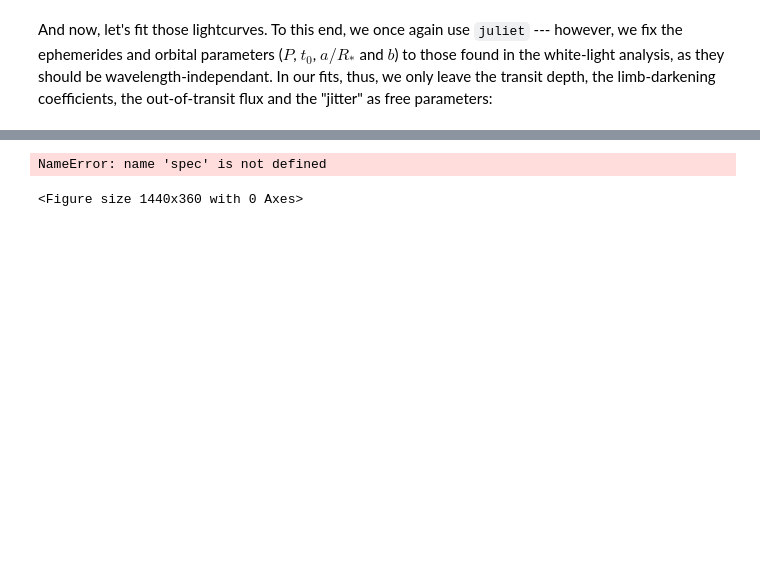
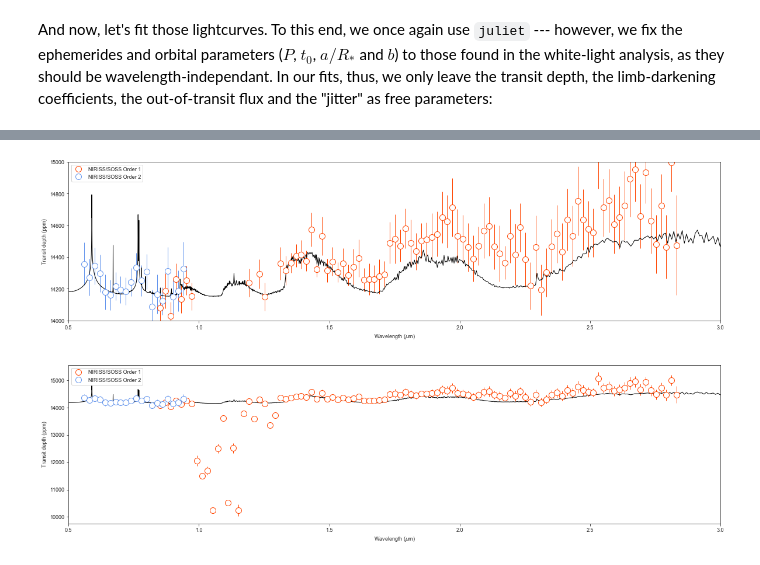
Before and after one commit to nespinoza/dat_pyinthesky, a Jupyter notebook: jdat_notebooks/soss-transit-spectroscopy/HAT-P-1b-PART3-data-analysis.ipynb, the cells around one changed output, grey strips where cells are left out. Cells and saved outputs as stored; diff of their text form; code cells hidden in the pictures; blank space fills up the shorter version.

Commit message:
Updated notebook with some analysis on the problem.

```diff
--- a/jdat_notebooks/soss-transit-spectroscopy/HAT-P-1b-PART3-data-analysis.ipynb
+++ b/jdat_notebooks/soss-transit-spectroscopy/HAT-P-1b-PART3-data-analysis.ipynb
@@ -671,7 +671,7 @@ dists = ['fixed','normal','uniform','uniform','uniform','uniform','fixed','fixed
                  'loguniform', 'fixed', 'normal', 'loguniform']
 
 # Hyperparameters
-hyperps = [4.4652998, [2456114.3,0.1], [0.,1], [0.,1.], [0., 1.], [0., 1.], 0.0, 90.,\
+hyperps = [4.4652998, [2459775.89,0.1], [0.,1], [0.,1.], [0., 1.], [0., 1.], 0.0, 90.,\
                    [100., 10000.], 1.0, [0.,0.1], [0.1, 1000.]]
 
 priors = juliet.generate_priors(params,dists,hyperps)
@@ -999,36 +916,57 @@ for order in ['order1','order2']:
 # %%
 plt.figure(figsize=(20,5))
 
 # Plot order 1 transit spectra:
-plt.errorbar(spec['order1']['transmission_spectrum']['wavelengths'],\
-             spec['order1']['transmission_spectrum']['depths'],\
-             spec['order1']['transmission_spectrum']['errors'],\
+plt.errorbar(spectra['order1']['transmission_spectrum']['wavelengths'],\
+             spectra['order1']['transmission_spectrum']['depths'],\
+             spectra['order1']['transmission_spectrum']['errors'],\
              fmt='o',mfc='white',mec='orangered',ecolor='orangered',ms=10,elinewidth=1,label='NIRISS/SOSS Order 1')
 # Same, order 2:
-plt.errorbar(spec['order2']['transmission_spectrum']['wavelengths'],\
-             spec['order2']['transmission_spectrum']['depths'],\
-             spec['order2']['transmission_spectrum']['errors'],\
+plt.errorbar(spectra['order2']['transmission_spectrum']['wavelengths'],\
+             spectra['order2']['transmission_spectrum']['depths'],\
+             spectra['order2']['transmission_spectrum']['errors'],\
              fmt='o',mfc='white',mec='cornflowerblue',ecolor='cornflowerblue',ms=10,elinewidth=1,label='NIRISS/SOSS Order 2')
 
-# HST data:
-whst,rphst,rphst_err = np.loadtxt('hst.dat',unpack=True,usecols=(0,1,2))
-
-depthhst,depthhst_err = np.zeros(len(whst)),np.zeros(len(whst))
-for i in range(len(whst)):
-    phst = np.random.normal(rphst[i],rphst_err[i],10000)
-    dhst = (phst**2)*1e6
-    depthhst[i],depthhst_err[i] = np.median(dhst),np.sqrt(np.var(dhst))
 
 # Move HST data up to account from offset from JWST input model:
-plt.errorbar(whst,depthhst+600,depthhst_err,fmt='s',color='black',ms=10,alpha=0.5,label='HST/WFC3 (Wakeford et al., 2013)')
-wavelength_model, transit_depth_model = np.loadtxt('data/hp1_tspec.dat',unpack=True)
+file_path = download_file('https://data.science.stsci.edu/redirect/'+\
+                              'JWST/jwst-data_analysis_tools/soss-transit-spectroscopy/'+\
+                              'data/hp1_tspec.dat')
+wavelength_model, transit_depth_model = np.loadtxt(file_path,unpack=True)
 plt.plot(wavelength_model,transit_depth_model*1e6,color='black',lw=1)
 plt.xlim(0.5,3.)
 plt.ylim(14000,15000)
 plt.ylabel('Transit depth (ppm)')
 plt.xlabel('Wavelength ($\mu$m)')
 plt.legend()
 plt.show()
+
+plt.figure(figsize=(20,5))
+
+# Plot order 1 transit spectra:
+plt.errorbar(spectra['order1']['transmission_spectrum']['wavelengths'],\
+             spectra['order1']['transmission_spectrum']['depths'],\
+             spectra['order1']['transmission_spectrum']['errors'],\
+             fmt='o',mfc='white',mec='orangered',ecolor='orangered',ms=10,elinewidth=1,label='NIRISS/SOSS Order 1')
+# Same, order 2:
+plt.errorbar(spectra['order2']['transmission_spectrum']['wavelengths'],\
+             spectra['order2']['transmission_spectrum']['depths'],\
+             spectra['order2']['transmission_spectrum']['errors'],\
+             fmt='o',mfc='white',mec='cornflowerblue',ecolor='cornflowerblue',ms=10,elinewidth=1,label='NIRISS/SOSS Order 2')
+
+
+# Move HST data up to account from offset from JWST input model:
+file_path = download_file('https://data.science.stsci.edu/redirect/'+\
+                              'JWST/jwst-data_analysis_tools/soss-transit-spectroscopy/'+\
+                              'data/hp1_tspec.dat')
+wavelength_model, transit_depth_model = np.loadtxt(file_path,unpack=True)
+plt.plot(wavelength_model,transit_depth_model*1e6,color='black',lw=1)
+plt.xlim(0.5,3.)
+#plt.ylim(14000,15000)
+plt.ylabel('Transit depth (ppm)')
+plt.xlabel('Wavelength ($\mu$m)')
+plt.legend()
+plt.show()
 # %% [output]
-NameError: name 'spec' is not defined
-<Figure size 1440x360 with 0 Axes>
+[figure, added]
+[figure, added]
```
Also changed, not shown: parts of 19 cells of this notebook.
